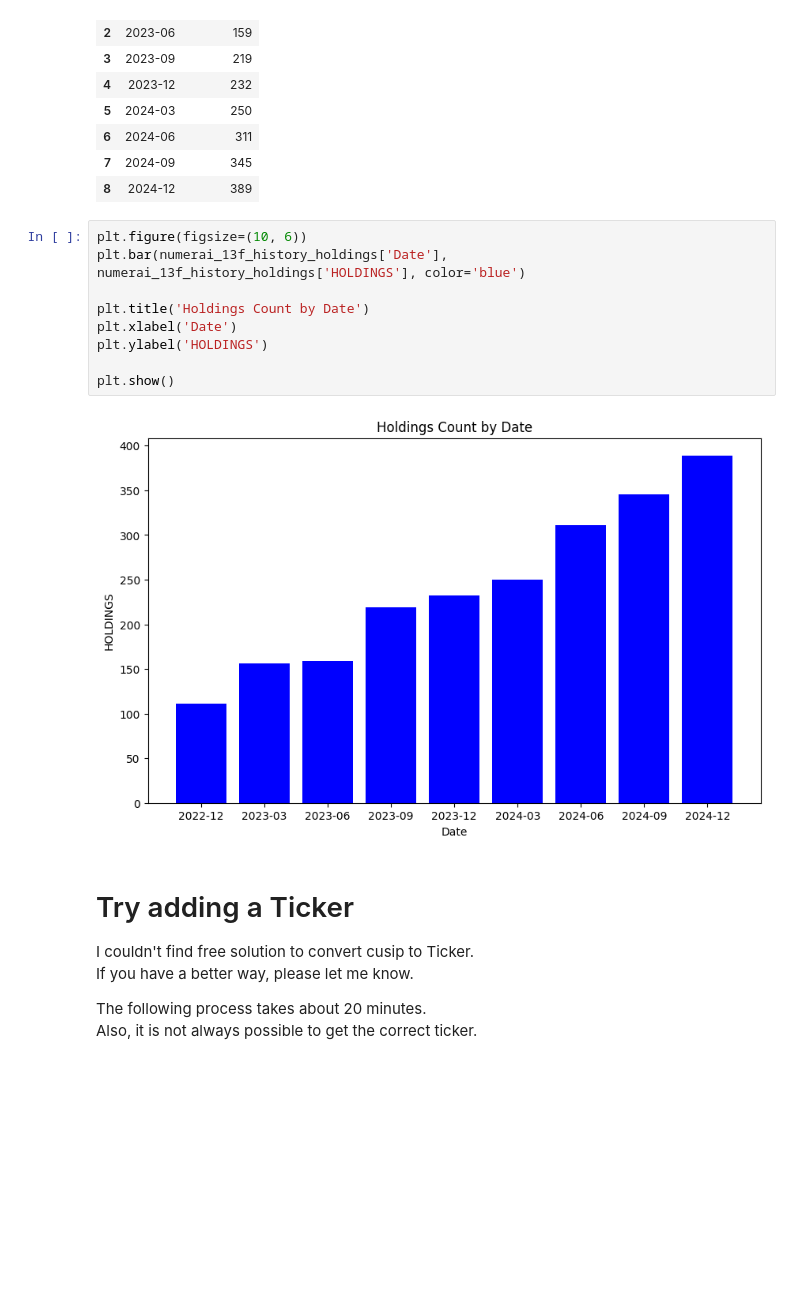
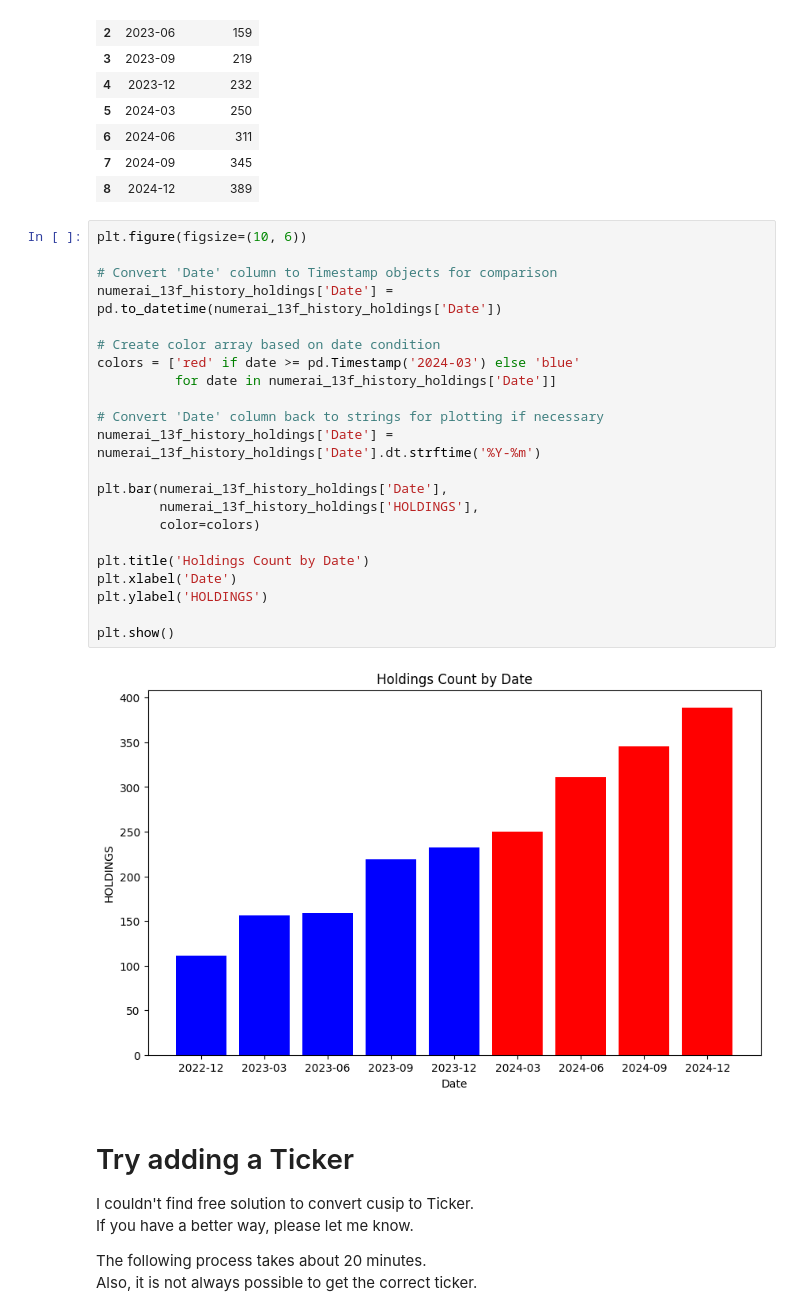
Before and after one commit to Kei-Sanada/Holdings-of-Numerai-GP-LLC, a Jupyter notebook: Analysis_Numerai_GP.ipynb, the cells around one changed output. Drawn from its saved outputs; the diff is of its cells as text; blank space fills up the shorter version.

```diff
--- a/Analysis_Numerai_GP.ipynb
+++ b/Analysis_Numerai_GP.ipynb
@@ -143,15 +109,28 @@ numerai_13f_history_holdings
 | 8 | 2024-12 | 389 |
 # %%
 plt.figure(figsize=(10, 6))
-plt.bar(numerai_13f_history_holdings['Date'], numerai_13f_history_holdings['HOLDINGS'], color='blue')
+
+# Convert 'Date' column to Timestamp objects for comparison
+numerai_13f_history_holdings['Date'] = pd.to_datetime(numerai_13f_history_holdings['Date'])
+
+# Create color array based on date condition
+colors = ['red' if date >= pd.Timestamp('2024-03') else 'blue'
+          for date in numerai_13f_history_holdings['Date']]
+
+# Convert 'Date' column back to strings for plotting if necessary
+numerai_13f_history_holdings['Date'] = numerai_13f_history_holdings['Date'].dt.strftime('%Y-%m')
+
+plt.bar(numerai_13f_history_holdings['Date'],
+        numerai_13f_history_holdings['HOLDINGS'],
+        color=colors)
 
 plt.title('Holdings Count by Date')
 plt.xlabel('Date')
 plt.ylabel('HOLDINGS')
 
 plt.show()
 # %% [output]
-[figure, old version]
+[figure, new version]
 # %% [markdown]
 # Try adding a Ticker
 I couldn't find free solution to convert cusip to Ticker.\
```
Also changed, not shown: parts of 5 cells of this notebook.
